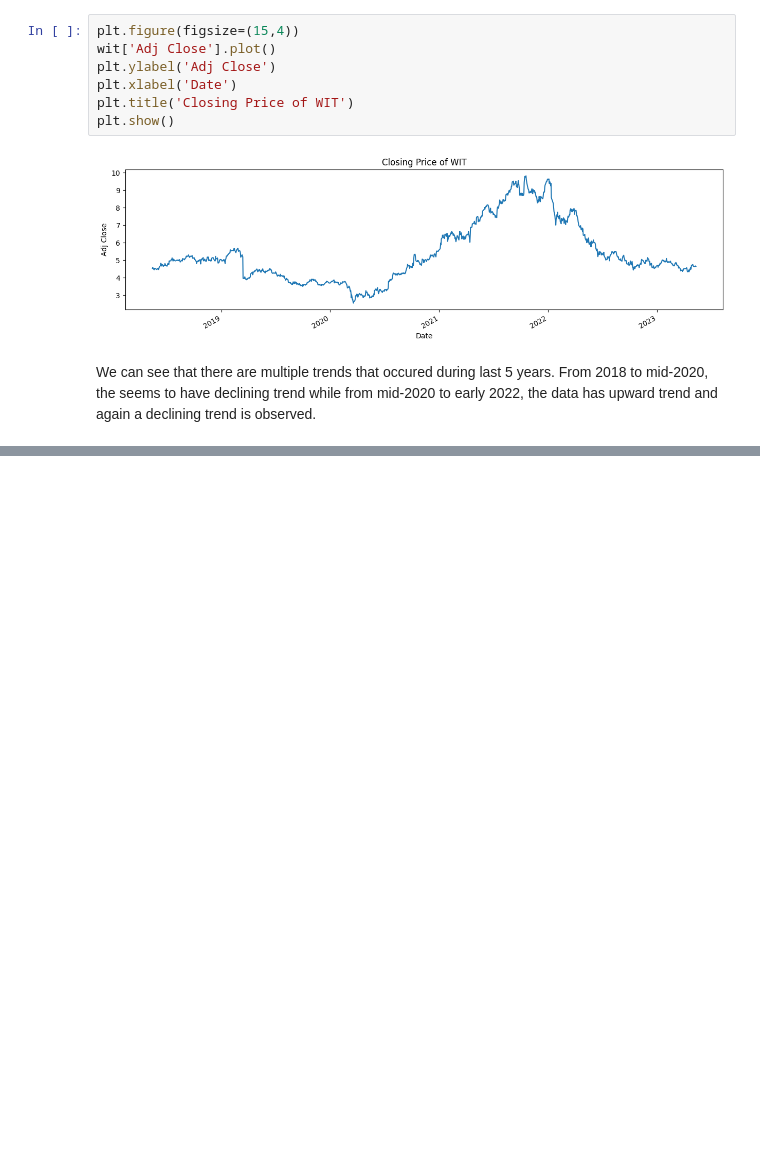
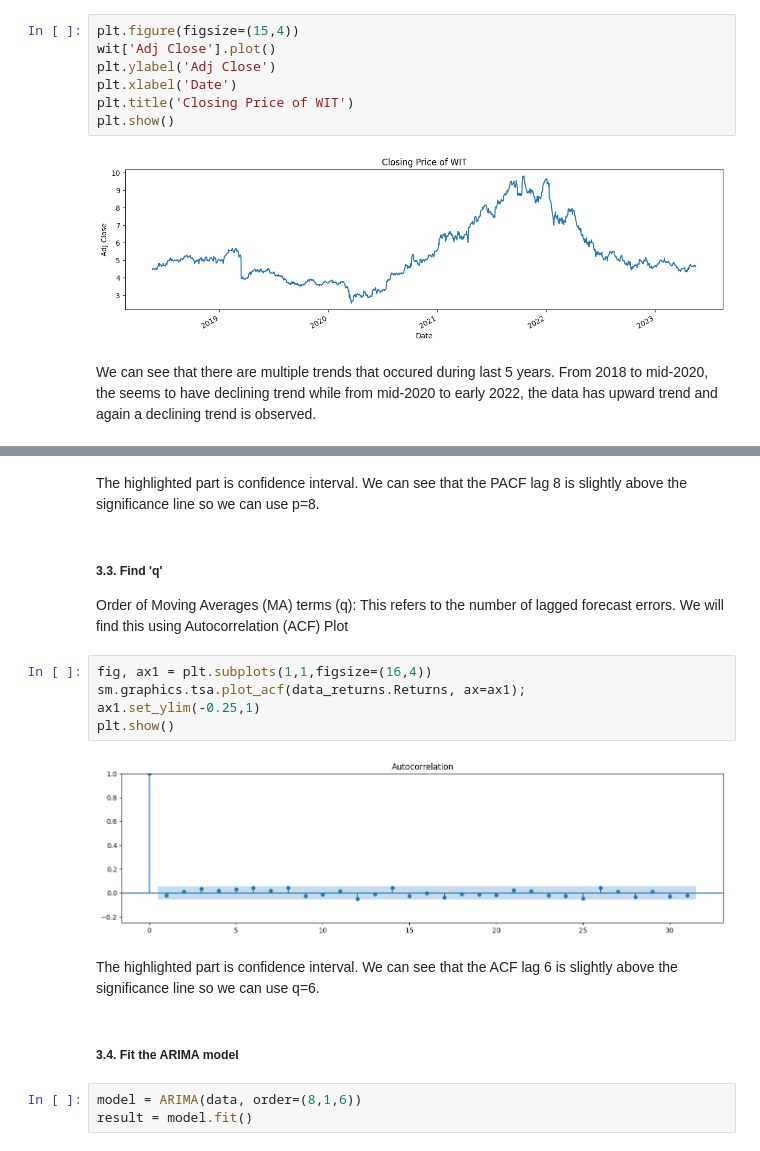
Before and after one commit to parikshitshinge/stock-price-prediction, a Jupyter notebook: Stock Price Prediction.ipynb, the cells around one changed output, grey strips where cells are left out. Cells and saved outputs as stored; diff of their text form; blank space fills up the shorter version.

```diff
--- a/Stock Price Prediction.ipynb
+++ b/Stock Price Prediction.ipynb
@@ -125,0 +274,19 @@ plt.show()
+# %% [markdown]
+The highlighted part is confidence interval. We can see that the PACF lag 8 is slightly above the significance line so we can use p=8.
+# %% [markdown]
+##### 3.3. Find 'q'
+Order of Moving Averages (MA) terms (q):  This refers to the number of lagged forecast errors. We will find this using Autocorrelation (ACF) Plot
+# %%
+fig, ax1 = plt.subplots(1,1,figsize=(16,4))
+sm.graphics.tsa.plot_acf(data_returns.Returns, ax=ax1);
+ax1.set_ylim(-0.25,1)
+plt.show()
+# %% [output]
+[figure, added]
+# %% [markdown]
+The highlighted part is confidence interval. We can see that the ACF lag 6 is slightly above the significance line so we can use q=6.
+# %% [markdown]
+##### 3.4. Fit the ARIMA model
+# %%
+model = ARIMA(data, order=(8,1,6))
+result = model.fit()
```
Also changed, not shown: parts of 74 cells of this notebook.
